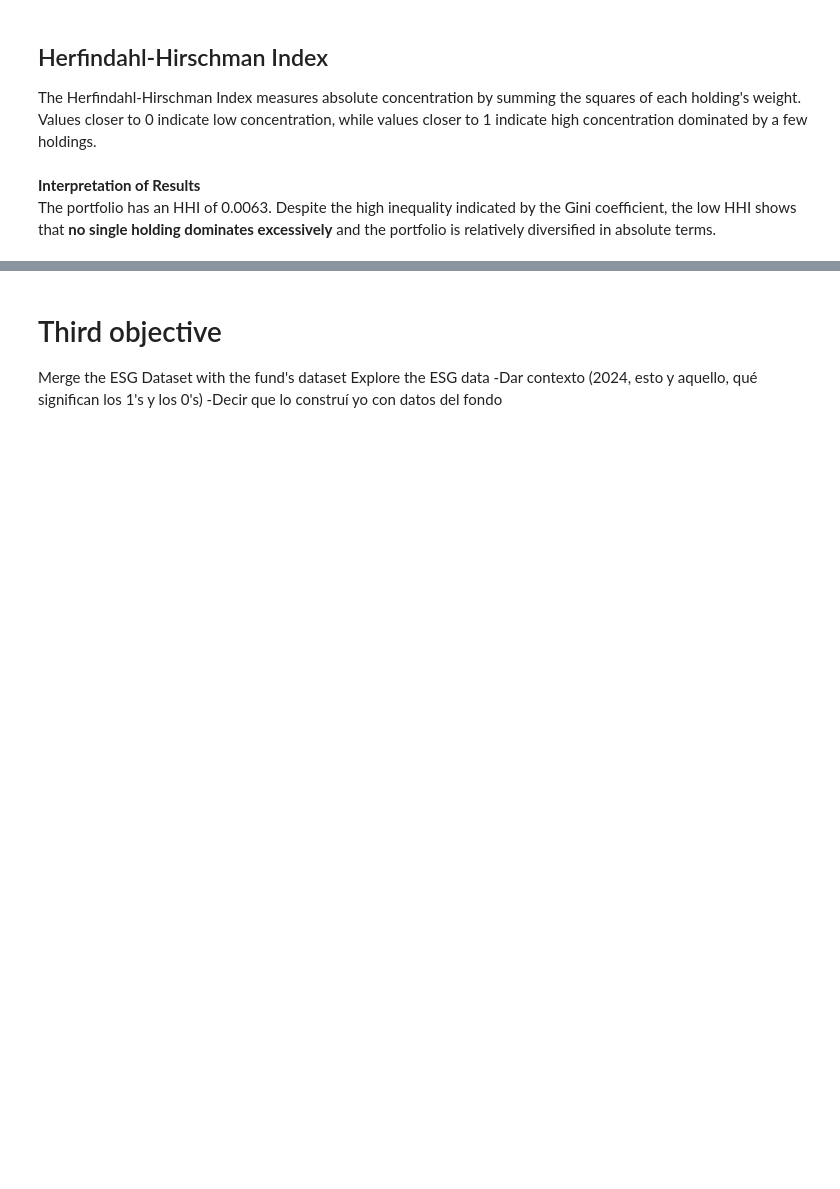
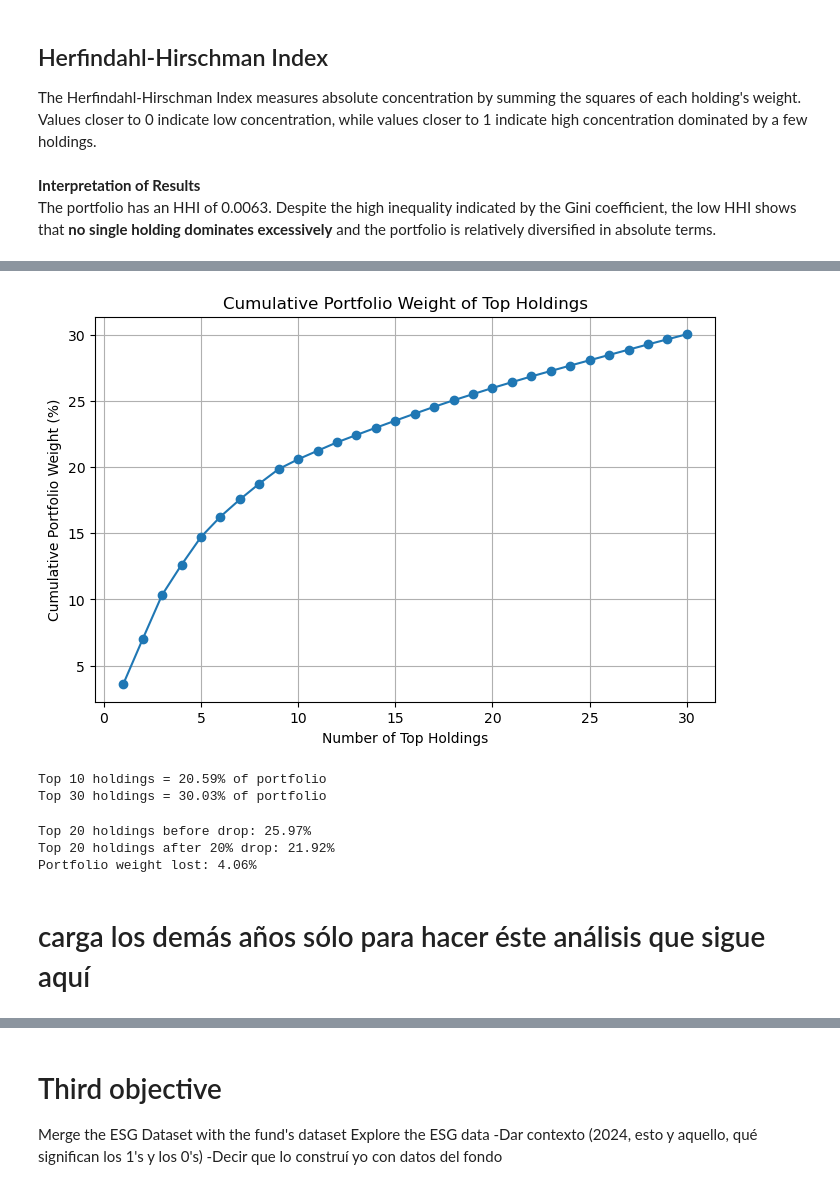
Before and after one commit to JoseBarros23/EDA_Norwegian_Pension_Fund_Global, a Jupyter notebook: analysis.ipynb, the cells around one changed output, grey strips where cells are left out. Saved outputs shown, nothing was run; the diff lists cells and outputs as text; code cells hidden in the pictures; blank space fills up the shorter version.

```diff
--- a/analysis.ipynb
+++ b/analysis.ipynb
@@ -1328,0 +1349,37 @@ The portfolio has an HHI of 0.0063. Despite the high inequality indicated by the
+# %%
+# Cumulative portfolio weight of top N holdings
+N = 30
+sorted_weights = fund_2024.sort_values('Portfolio_Weight', ascending=False)['Portfolio_Weight'].values
+cum_weight = np.cumsum(sorted_weights)
+plt.figure(figsize=(8,5))
+plt.plot(range(1, N+1), cum_weight[:N], marker='o')
+plt.xlabel('Number of Top Holdings')
+plt.ylabel('Cumulative Portfolio Weight (%)')
+plt.title('Cumulative Portfolio Weight of Top Holdings')
+plt.grid(True)
+plt.show()
+print(f"Top 10 holdings = {cum_weight[9]:.2f}% of portfolio")
+print(f"Top 30 holdings = {cum_weight[29]:.2f}% of portfolio")
+# %% [output]
+[figure, added]
+Top 10 holdings = 20.59% of portfolio
+Top 30 holdings = 30.03% of portfolio
+# %%
+# Stress test: Drop top 20 holdings by 20%
+top20 = fund_2024.sort_values('Portfolio_Weight', ascending=False).head(20)['Name']
+impact = fund_2024.copy()
+impact.loc[impact['Name'].isin(top20), 'Market_Value_USD'] *= 0.8
+impact['Portfolio_Weight'] = impact['Market_Value_USD'] / impact['Market_Value_USD'].sum() * 100
+
+# Calculate total portfolio weight of top 20 before and after
+before = fund_2024.loc[fund_2024['Name'].isin(top20), 'Portfolio_Weight'].sum()
+after = impact.loc[impact['Name'].isin(top20), 'Portfolio_Weight'].sum()
+print(f"Top 20 holdings before drop: {before:.2f}%")
+print(f"Top 20 holdings after 20% drop: {after:.2f}%")
+print(f"Portfolio weight lost: {before - after:.2f}%")
+# %% [output]
+Top 20 holdings before drop: 25.97%
+Top 20 holdings after 20% drop: 21.92%
+Portfolio weight lost: 4.06%
+# %% [markdown]
+# carga los demás años sólo para hacer éste análisis que sigue aquí
```
Also changed, not shown: parts of 2 cells of this notebook.
